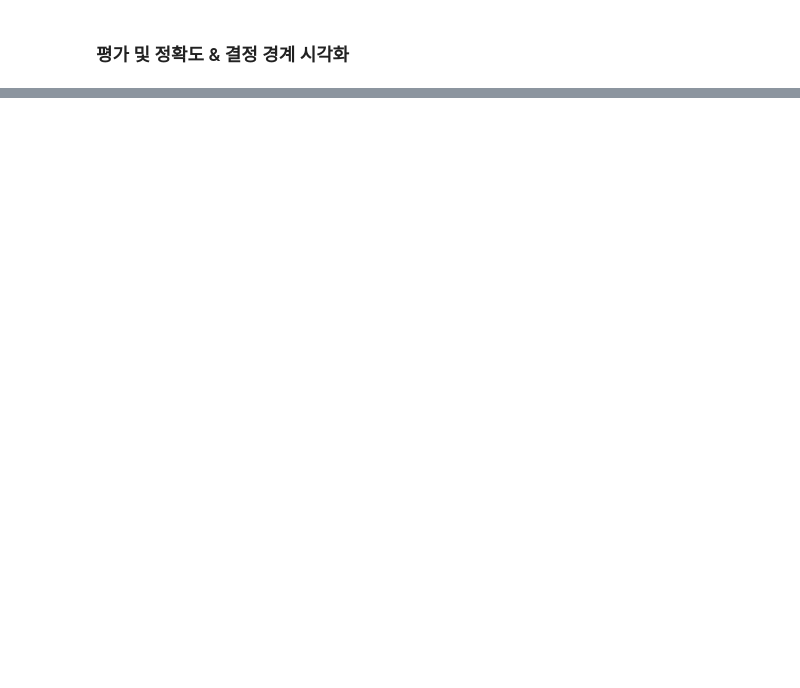
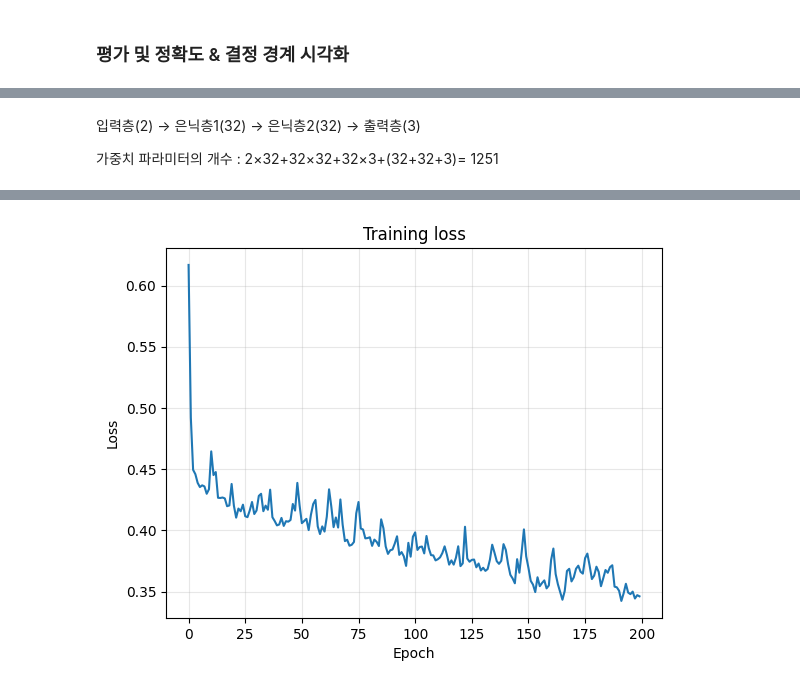
Before and after one commit to yooburi/ML_DL_yooburi, a Jupyter notebook: machine_ai_applications/midterm_classification.ipynb, the cells around one changed output, grey strips where cells are left out. Saved outputs shown, nothing was run; the diff lists cells and outputs as text; code cells hidden in the pictures; blank space fills up the shorter version.

```diff
--- a/machine_ai_applications/midterm_classification.ipynb
+++ b/machine_ai_applications/midterm_classification.ipynb
@@ -207,0 +217,10 @@ from sklearn.model_selection import train_test_split
+# %%
+model = nn.Sequential(
+    nn.Linear(2, 32),
+    nn.ReLU(),
+    nn.Linear(32, 32),
+    nn.ReLU(),
+    nn.Linear(32, 3)
+)
+
+print(model)
@@ -207,0 +235,35 @@ from sklearn.model_selection import train_test_split
+# %% [markdown]
+입력층(2) → 은닉층1(32) → 은닉층2(32) → 출력층(3)
+
+가중치 파라미터의 개수
+: 2×32+32×32+32×3+(32+32+3)= 1251
+# %%
+criterion = nn.CrossEntropyLoss()
+optimizer = torch.optim.Adam(model.parameters(), lr=0.01)
+
+batch_size = 32
+dataset = torch.utils.data.TensorDataset(X_train_t, y_train_t)
+loader  = torch.utils.data.DataLoader(dataset, batch_size=batch_size, shuffle=True)
+
+# 학습
+epochs = 200
+loss_hist = []
+for epoch in range(epochs):
+    total_loss = 0.0
+    for xb, yb in loader:
+        optimizer.zero_grad()
+        logits = model(xb) #예측          # (B, 3)
+        loss = criterion(logits, yb)     # yb: (B,), 0/1/2
+        loss.backward() #역전파
+        optimizer.step()
+        total_loss += loss.item() * len(xb)
+    loss_hist.append(total_loss / len(dataset))
+    if (epoch+1) % 20 == 0:
+        print(f'Epoch {epoch+1}/{epochs}, Loss={loss_hist[-1]:.4f}')
+
+plt.figure()
+plt.plot(loss_hist)
+plt.title('Training loss')
+plt.xlabel('Epoch'); plt.ylabel('Loss'); plt.grid(alpha=0.3)
+plt.show()
+# %% [output]
@@ -207,0 +280 @@ from sklearn.model_selection import train_test_split
+[figure, added]
```
Also changed, not shown: parts of 34 cells of this notebook.
